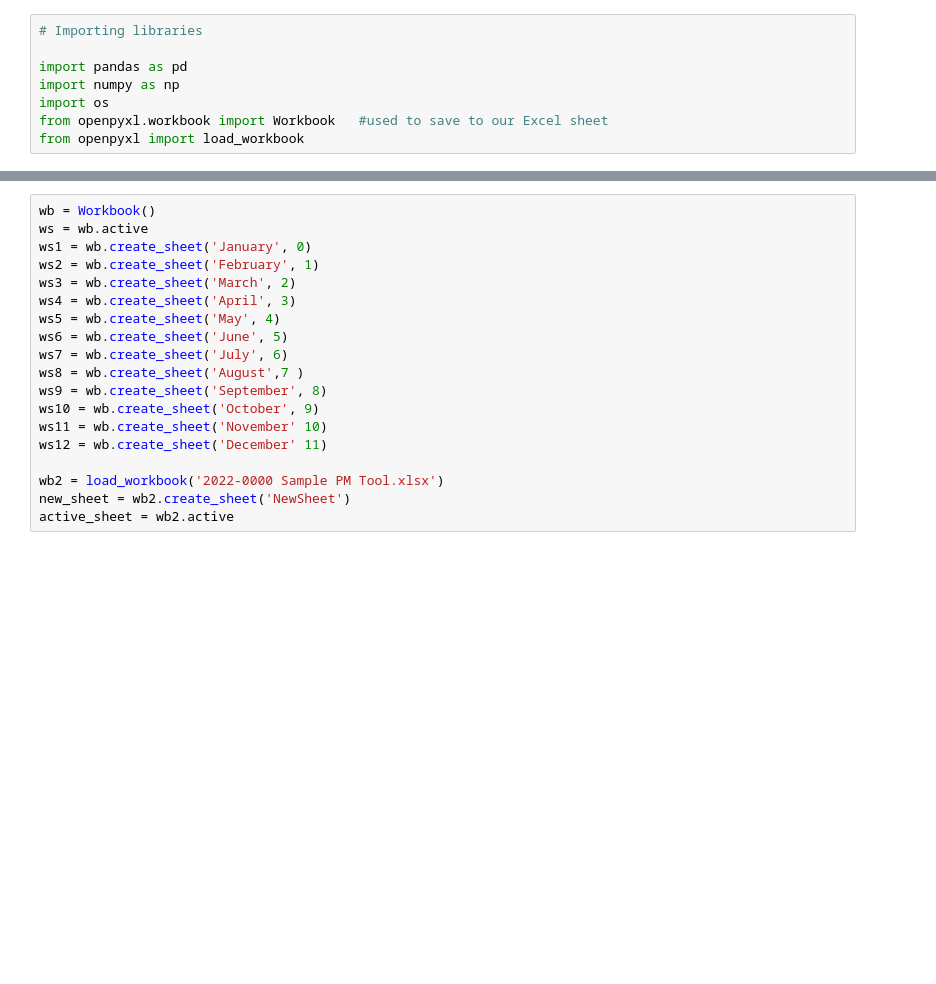
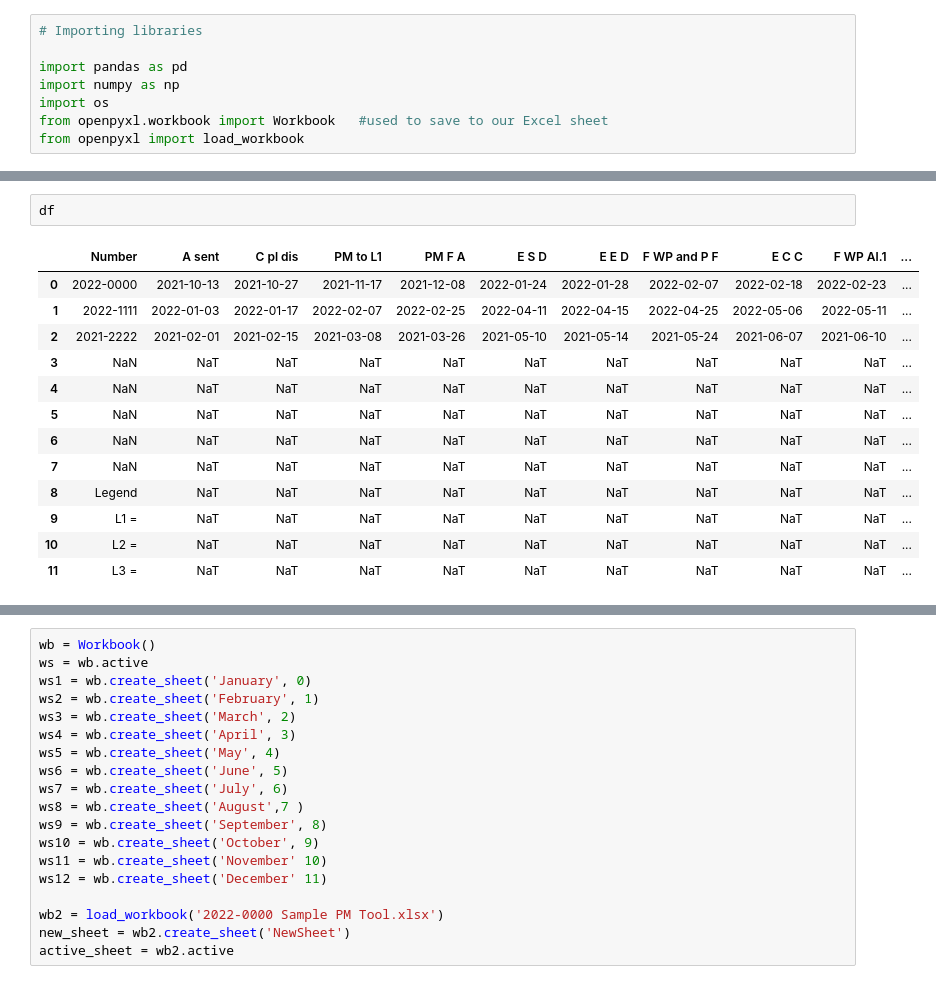
Before and after one commit to ksu-is/Master-Project-To-Do-List, a Jupyter notebook: Main code.ipynb, the cells around one changed output, grey strips where cells are left out. Drawn from its saved outputs; the diff is of its cells as text; blank space fills up the shorter version.

```diff
--- a/Main code.ipynb
+++ b/Main code.ipynb
@@ -64,0 +41,16 @@ df.drop([0,1,2,3,4,5,10,11,12,13,14,15,16,17,18])
+# %%
+df
+# %% [output]
+|  | Number | A sent | C pl dis | PM to L1 | PM F A | E S D | E E D | F WP and P F | E C C | F WP Al.1 | ... |
+| 0 | 2022-0000 | 2021-10-13 | 2021-10-27 | 2021-11-17 | 2021-12-08 | 2022-01-24 | 2022-01-28 | 2022-02-07 | 2022-02-18 | 2022-02-23 | ... |
+| 1 | 2022-1111 | 2022-01-03 | 2022-01-17 | 2022-02-07 | 2022-02-25 | 2022-04-11 | 2022-04-15 | 2022-04-25 | 2022-05-06 | 2022-05-11 | ... |
+| 2 | 2021-2222 | 2021-02-01 | 2021-02-15 | 2021-03-08 | 2021-03-26 | 2021-05-10 | 2021-05-14 | 2021-05-24 | 2021-06-07 | 2021-06-10 | ... |
+| 3 | NaN | NaT | NaT | NaT | NaT | NaT | NaT | NaT | NaT | NaT | ... |
+| 4 | NaN | NaT | NaT | NaT | NaT | NaT | NaT | NaT | NaT | NaT | ... |
+| 5 | NaN | NaT | NaT | NaT | NaT | NaT | NaT | NaT | NaT | NaT | ... |
+| 6 | NaN | NaT | NaT | NaT | NaT | NaT | NaT | NaT | NaT | NaT | ... |
+| 7 | NaN | NaT | NaT | NaT | NaT | NaT | NaT | NaT | NaT | NaT | ... |
+| 8 | Legend | NaT | NaT | NaT | NaT | NaT | NaT | NaT | NaT | NaT | ... |
+| 9 | L1 = | NaT | NaT | NaT | NaT | NaT | NaT | NaT | NaT | NaT | ... |
+| 10 | L2 = | NaT | NaT | NaT | NaT | NaT | NaT | NaT | NaT | NaT | ... |
+| 11 | L3 = | NaT | NaT | NaT | NaT | NaT | NaT | NaT | NaT | NaT | ... |
```
Also changed, not shown: parts of 10 cells of this notebook.
